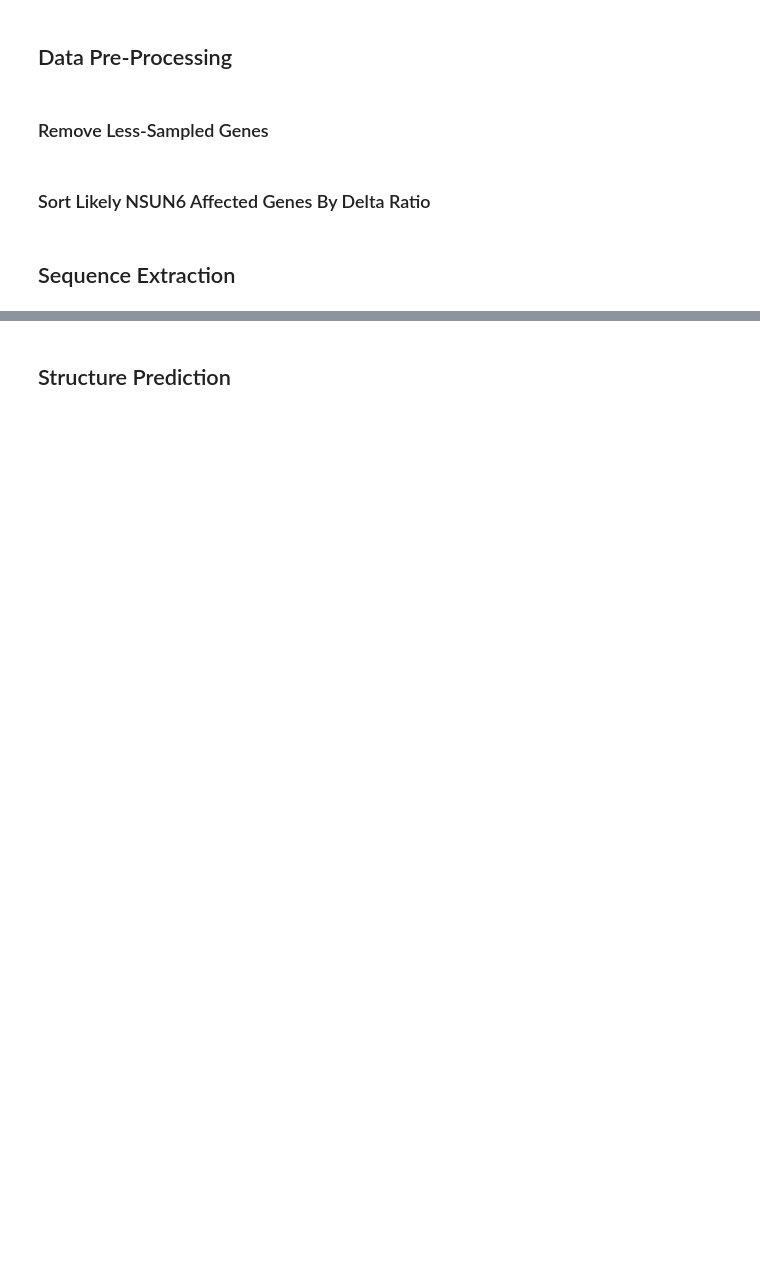
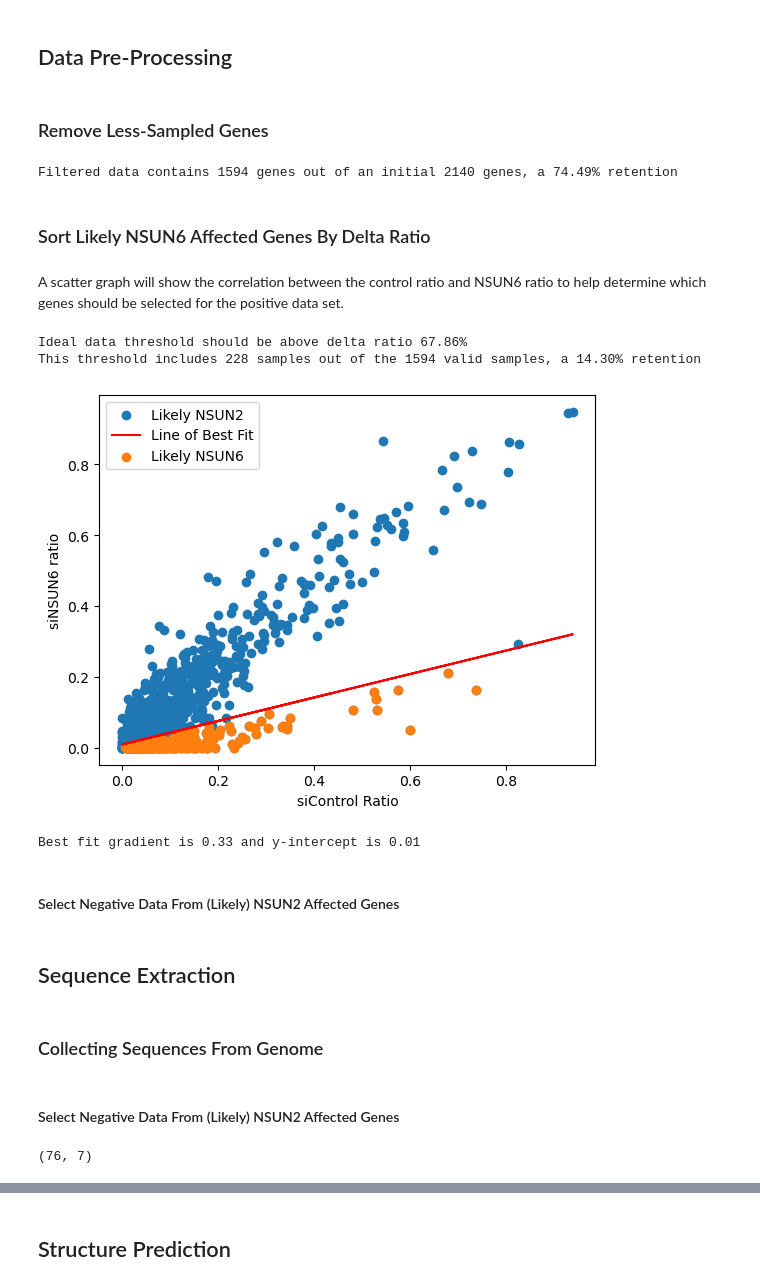
Before and after one commit to EvenJoels/MLRNAProject, a Jupyter notebook: UBS-SeqDemoTask/NSUN6_Data_Processor.ipynb, the cells around one changed output, grey strips where cells are left out. Saved outputs shown, nothing was run; the diff lists cells and outputs as text; code cells hidden in the pictures; blank space fills up the shorter version.

```diff
--- a/UBS-SeqDemoTask/NSUN6_Data_Processor.ipynb
+++ b/UBS-SeqDemoTask/NSUN6_Data_Processor.ipynb
@@ -6,8 +6,8 @@
 
 The following are adjustable values (best set to 50, 0.6)...
 # %%
-sample_count_threshold = 50;
-NSUN6_NSUN2_cutoff_factor = 0.6;
+count_threshold = 50;
+NSUN6_cutoff = 0.6;
 pre_processed_data = "ubsseq_preprocessed_data.xlsx"
 # %% [markdown]
 
@@ -56,14 +82,61 @@ data_raw_shape = data_raw.shape
 # %%
+data_raw = pd.read_excel(pre_processed_data)
+data_raw_shape = data_raw.shape
+
 # Remove data sampled less than threshold
 data_sample_count = data_raw[['unconverted', 'converted']].sum(axis=1)
-data_significant = data_raw[data_sample_count > sample_count_threshold]
+data_significant = data_raw[data_sample_count > count_threshold]
 # Remove data with unspecified chromosome
 data_significant = data_significant[data_significant['chrom'] != 'MT']
 data_significant_shape = data_significant.shape
 print(f"Filtered data contains {data_significant_shape[0]} genes out of an initial {data_raw_shape[0]} genes, a {data_significant_shape[0]/data_raw_shape[0]*100:.2f}% retention")
+# %% [output]
+Filtered data contains 1594 genes out of an initial 2140 genes, a 74.49% retention
 # %% [markdown]
 
 ### Sort Likely NSUN6 Affected Genes By Delta Ratio
+# %% [markdown]
+A scatter graph will show the correlation between the control ratio and NSUN6 ratio to help determine which genes should be selected for the positive data set.
+# %%
+a, b = np.polyfit(data_significant['ratio_siControl'], data_significant['ratio_siNSUN6'], 1)
+a = a - NSUN6_cutoff # Not sure how to adjust, come back to this later
+ideal_delta_threshold = 1 - a + b
+likely_NSUN6 = data_significant[data_significant['delta_ratio'] >= ideal_delta_threshold]
+likely_NSUN6_shape = likely_NSUN6.shape
+likely_NSUN2 = data_significant[data_significant['delta_ratio'] < ideal_delta_threshold]
+
+### Data clean
+likely_NSUN6=likely_NSUN6.drop([
+    'gene_type','gene_pos','unconverted','converted','ratio_siControl','ratio_siNSUN6','delta_ratio'
+    ], axis=1)
+likely_NSUN2=likely_NSUN2.drop([
+    'gene_type','gene_pos','unconverted','converted','ratio_siControl','ratio_siNSUN6','delta_ratio'
+    ], axis=1)
+
+print(f"Ideal data threshold should be above delta ratio {(ideal_delta_threshold) * 100:.2f}%")
+print(f"This threshold includes {likely_NSUN6_shape[0]} samples out of the {data_significant_shape[0]} valid samples, a {likely_NSUN6_shape[0]/data_significant_shape[0]*100:.2f}% retention")
+# %% [output]
+Ideal data threshold should be above delta ratio 67.86%
+This threshold includes 228 samples out of the 1594 valid samples, a 14.30% retention
+# %%
+plt.scatter(data_significant['ratio_siControl'], data_significant['ratio_siNSUN6'], label='Likely NSUN2')
+plt.xlabel('siControl Ratio')
+plt.ylabel('siNSUN6 ratio')
+plt.plot(data_significant['ratio_siControl'], a * np.array(data_significant['ratio_siControl']) + b, color='red', label='Line of Best Fit')
+gene_search = data_significant[data_significant['delta_ratio'] > (1-a)]
+plt.scatter(gene_search['ratio_siControl'], gene_search['ratio_siNSUN6'], label='Likely NSUN6')
+plt.legend()
+plt.show()
+print(f"Best fit gradient is {a:.2f} and y-intercept is {b:.2f}")
+# %% [output]
+[figure, added]
+Best fit gradient is 0.33 and y-intercept is 0.01
+# %% [markdown]
+
+#### Select Negative Data From (Likely) NSUN2 Affected Genes
 # %% [markdown]
 
 ## Sequence Extraction
+# %% [markdown]
+
+### Collecting Sequences From Genome
@@ -69,0 +175,18 @@ print(f"Filtered data contains {data_significant_shape[0]} genes out of an initi
+# %% [markdown]
+
+#### Select Negative Data From (Likely) NSUN2 Affected Genes
+# %%
+motif='CTCCA'
+Q=re.compile(motif)
+
+Likely_NSUN2_CTCCA_ext = pd.DataFrame(index=range(0),columns=likely_NSUN2_ext.columns)
+likely_NSUN2_ext_5050 = likely_NSUN2_ext['seq5050'].to_list()
+for i in range (0, len(likely_NSUN2_ext_5050)):
+    seq=likely_NSUN2_ext_5050[i]
+    motif_occurrence = count_iterable(Q.finditer(seq[45:56]))
+    if(motif_occurrence != 0):
+        entry = likely_NSUN2_ext.loc[likely_NSUN2_ext['seq5050'] == seq]
+        Likely_NSUN2_CTCCA_ext = pd.concat([Likely_NSUN2_CTCCA_ext,entry])
+print(Likely_NSUN2_CTCCA_ext.shape)
+# %% [output]
+(76, 7)
```
Also changed, not shown: parts of 19 cells of this notebook, 2 other files.
